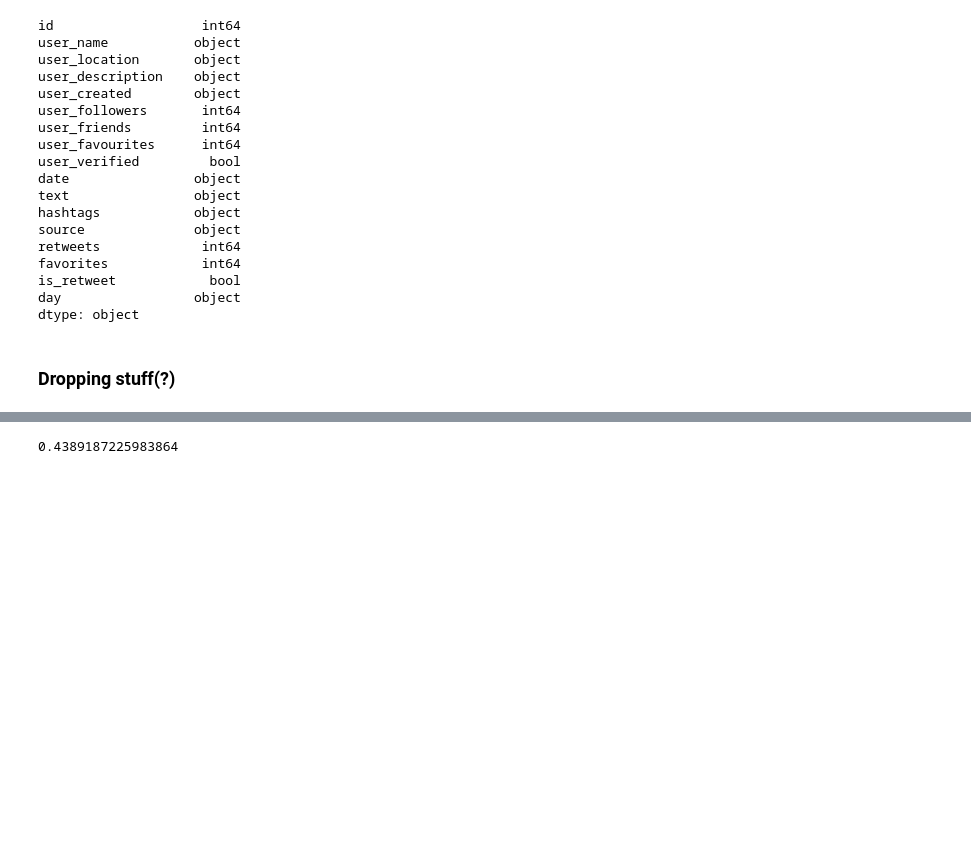
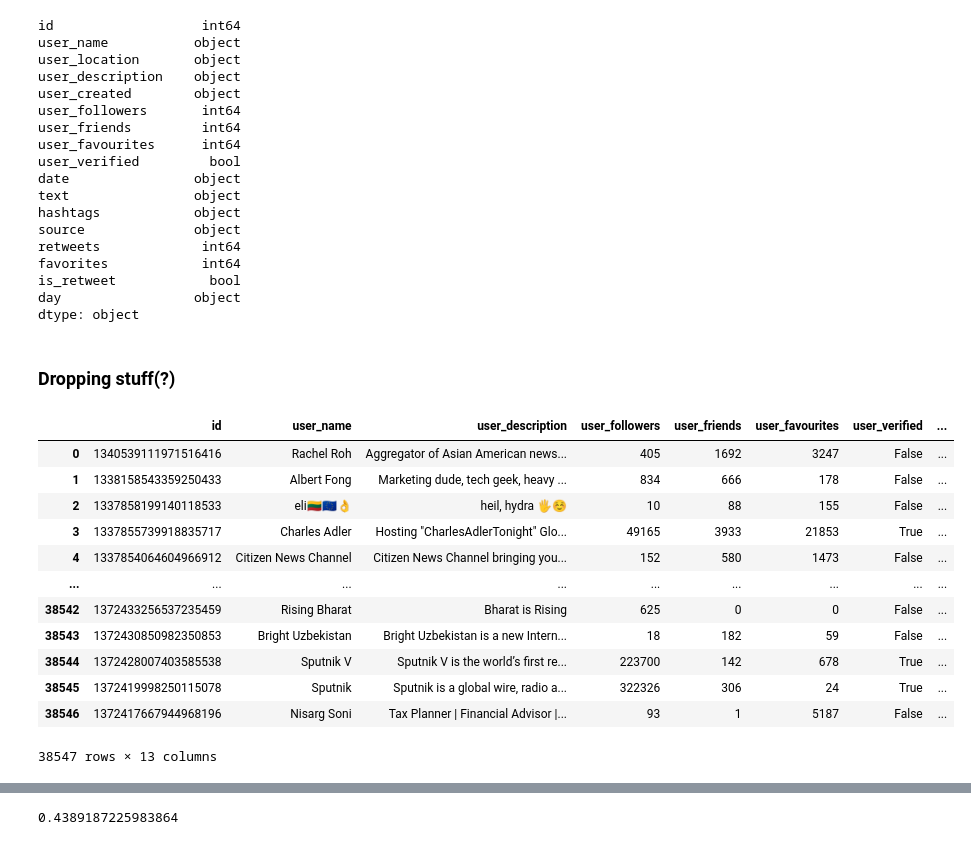
Before and after one commit to BiBa-01/Capstone_Covid, a Jupyter notebook: FirstLookTweety.ipynb, the cells around one changed output, grey strips where cells are left out. Saved outputs shown, nothing was run; the diff lists cells and outputs as text; code cells hidden in the pictures; blank space fills up the shorter version.

Commit message:
Tweets erste Analyse und Bereinigung

```diff
--- a/FirstLookTweety.ipynb
+++ b/FirstLookTweety.ipynb
@@ -142,7 +142,21 @@ dtype: object
 ### Dropping stuff(?)
 # %%
 #The below mentioned columns should be dropped
-#df_tweety.drop(['user_description', 'user_created', 'user_location', user_name', 'is_retweet', 'source'], axis=1)
+df_tweety.drop(['user_created', 'user_location', 'is_retweet', 'source'], axis=1)
+# %% [output]
+|  | id | user_name | user_description | user_followers | user_friends | user_favourites | user_verified | ... |
+| 0 | 1340539111971516416 | Rachel Roh | Aggregator of Asian American news... | 405 | 1692 | 3247 | False | ... |
+| 1 | 1338158543359250433 | Albert Fong | Marketing dude, tech geek, heavy ... | 834 | 666 | 178 | False | ... |
+| 2 | 1337858199140118533 | eli🇱🇹🇪🇺👌 | heil, hydra 🖐☺ | 10 | 88 | 155 | False | ... |
+| 3 | 1337855739918835717 | Charles Adler | Hosting "CharlesAdlerTonight" Glo... | 49165 | 3933 | 21853 | True | ... |
+| 4 | 1337854064604966912 | Citizen News Channel | Citizen News Channel bringing you... | 152 | 580 | 1473 | False | ... |
+| ... | ... | ... | ... | ... | ... | ... | ... | ... |
+| 38542 | 1372433256537235459 | Rising Bharat | Bharat is Rising | 625 | 0 | 0 | False | ... |
+| 38543 | 1372430850982350853 | Bright Uzbekistan | Bright Uzbekistan is a new Intern... | 18 | 182 | 59 | False | ... |
+| 38544 | 1372428007403585538 | Sputnik V | Sputnik V is the world’s first re... | 223700 | 142 | 678 | True | ... |
+| 38545 | 1372419998250115078 | Sputnik | Sputnik is a global wire, radio a... | 322326 | 306 | 24 | True | ... |
+| 38546 | 1372417667944968196 | Nisarg Soni | Tax Planner | Financial Advisor |... | 93 | 1 | 5187 | False | ... |
+38547 rows × 13 columns
 # %%
 #There are duplicates in the text section, however, they ... check if source identical, there are no retweets, maybe duplicates should be removed in order to prevent imbalance
 df_tweety[(df_tweety.duplicated(subset=['text', 'user_name'], keep=False))]
```
Also changed, not shown: parts of 8 cells of this notebook.
